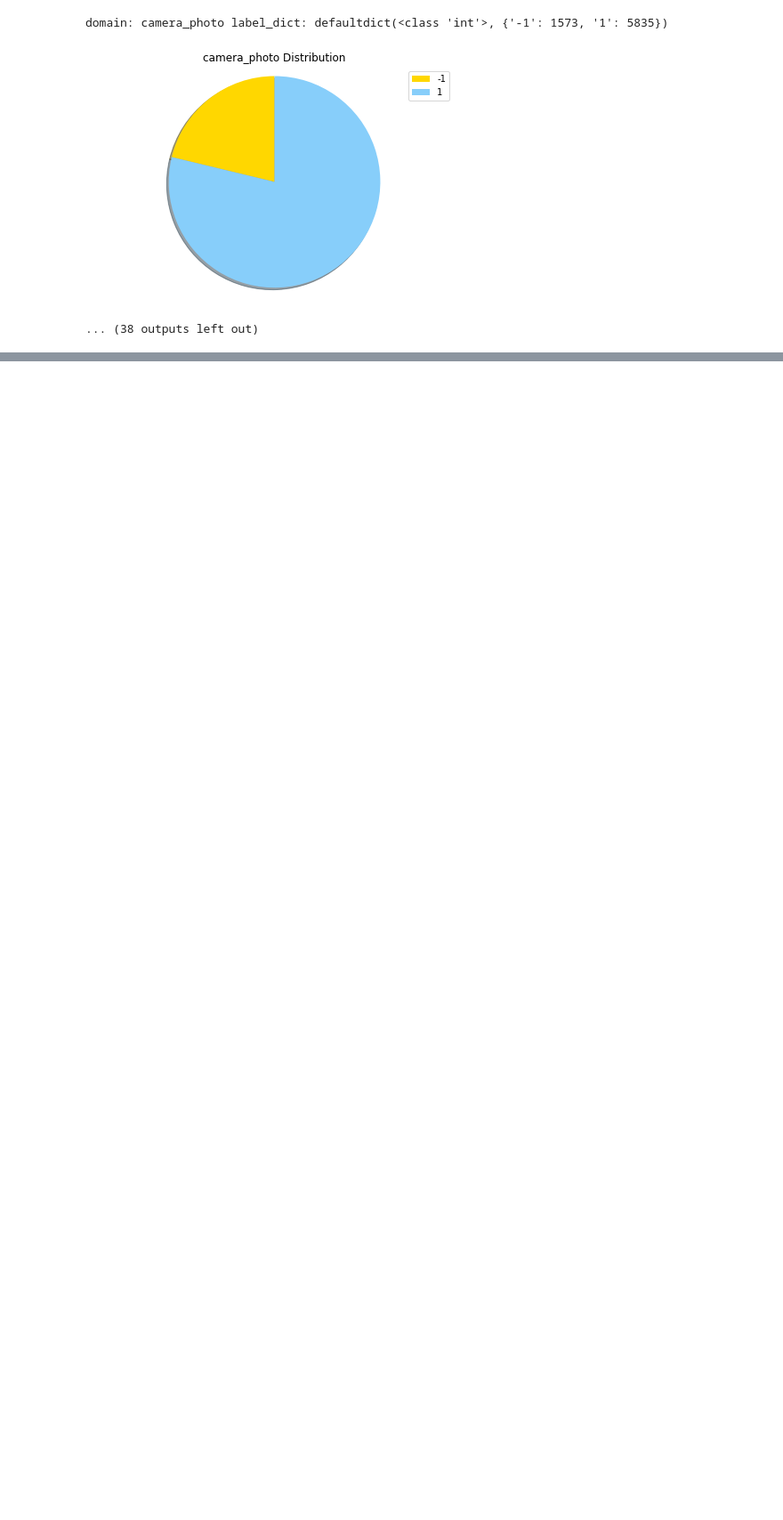
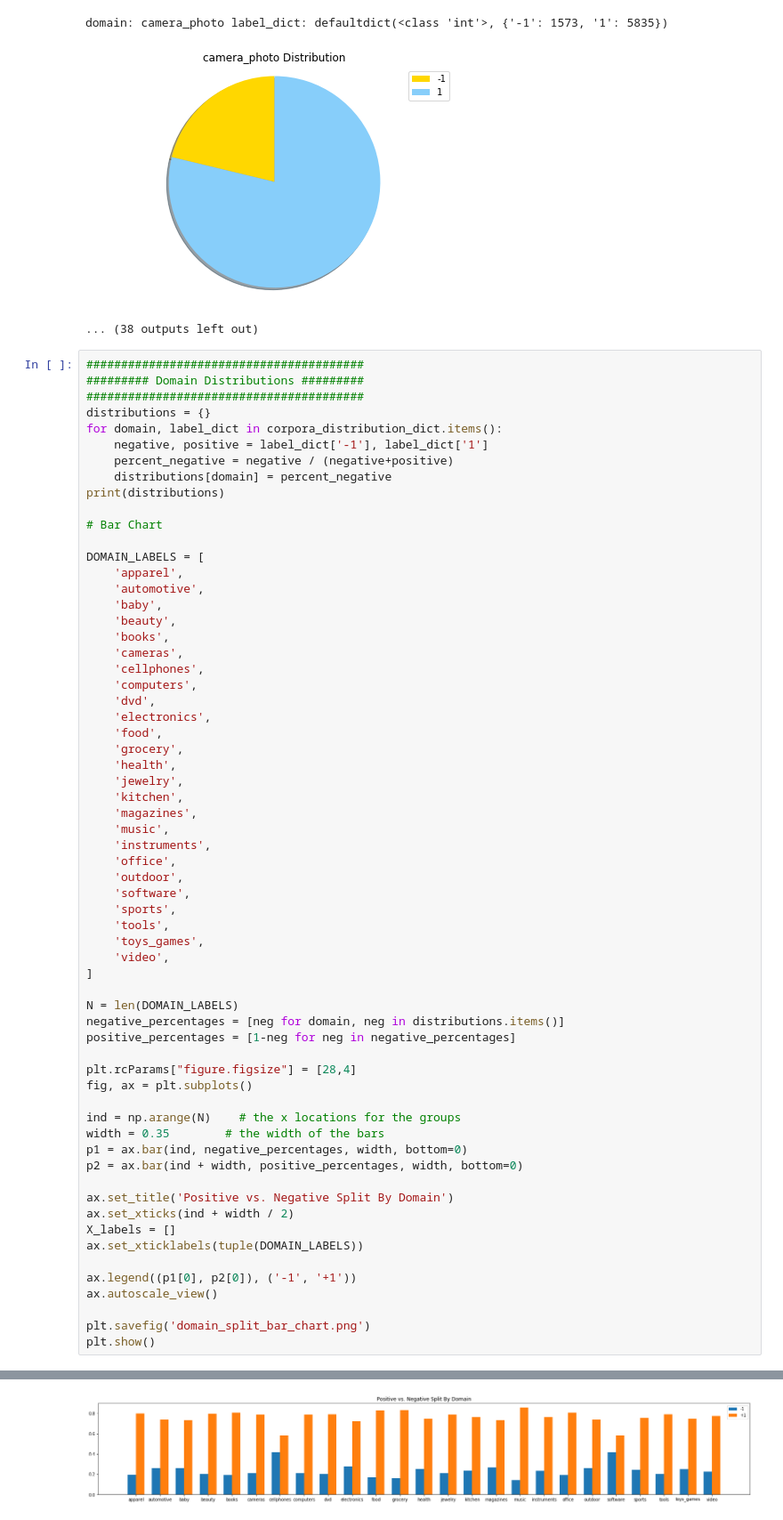
Before and after one commit to wbakst/meta-learned-embeddings, a Jupyter notebook: data_exploration.ipynb, the cells around one changed output, grey strips where cells are left out. Shown: that part at 89% size. Saved outputs shown, nothing was run; the diff lists cells and outputs as text; blank space fills up the shorter version.

Commit message:
added bar chart code to dataset exploration notebook

```diff
--- a/data_exploration.ipynb
+++ b/data_exploration.ipynb
@@ -231,3 +231,67 @@ domain: books label_dict: defaultdict(<class 'int'>, {'1': 4010, '-1': 945})
 domain: camera_photo label_dict: defaultdict(<class 'int'>, {'-1': 1573, '1': 5835})
 [figure]
 ... (38 outputs left out)
+# %%
+########################################
+######### Domain Distributions #########
+########################################
+distributions = {}
+for domain, label_dict in corpora_distribution_dict.items():
+    negative, positive = label_dict['-1'], label_dict['1']
+    percent_negative = negative / (negative+positive)
+    distributions[domain] = percent_negative
+print(distributions)
+
+# Bar Chart
+
+DOMAIN_LABELS = [
+    'apparel',
+    'automotive',
+    'baby',
+    'beauty',
+    'books',
+    'cameras',
+    'cellphones',
+    'computers',
+    'dvd',
+    'electronics',
+    'food',
+    'grocery',
+    'health',
+    'jewelry',
+    'kitchen',
+    'magazines',
+    'music',
+    'instruments',
+    'office',
+    'outdoor',
+    'software',
+    'sports',
+    'tools',
+    'toys_games',
+    'video',
+]
+
+N = len(DOMAIN_LABELS)
+negative_percentages = [neg for domain, neg in distributions.items()]
+positive_percentages = [1-neg for neg in negative_percentages]
+
+plt.rcParams["figure.figsize"] = [28,4]
+fig, ax = plt.subplots()
+
+ind = np.arange(N)    # the x locations for the groups
+width = 0.35        # the width of the bars
+p1 = ax.bar(ind, negative_percentages, width, bottom=0)
+p2 = ax.bar(ind + width, positive_percentages, width, bottom=0)
+
+ax.set_title('Positive vs. Negative Split By Domain')
+ax.set_xticks(ind + width / 2)
+X_labels = []
+ax.set_xticklabels(tuple(DOMAIN_LABELS))
+
+ax.legend((p1[0], p2[0]), ('-1', '+1'))
+ax.autoscale_view()
+
+plt.savefig('domain_split_bar_chart.png')
+plt.show()
+# %% [output]
@@ -233,0 +299 @@ domain: camera_photo label_dict: defaultdict(<class 'int'>, {'-1': 1573, '1': 58
+[figure, added]
```
Also changed, not shown: parts of 1 cell of this notebook.
